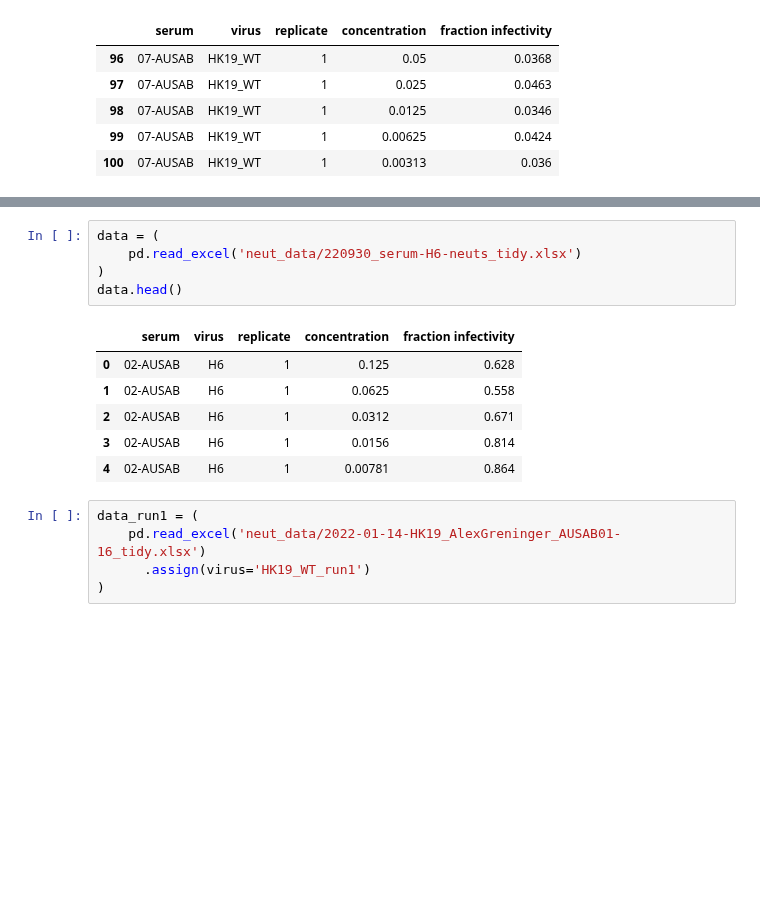
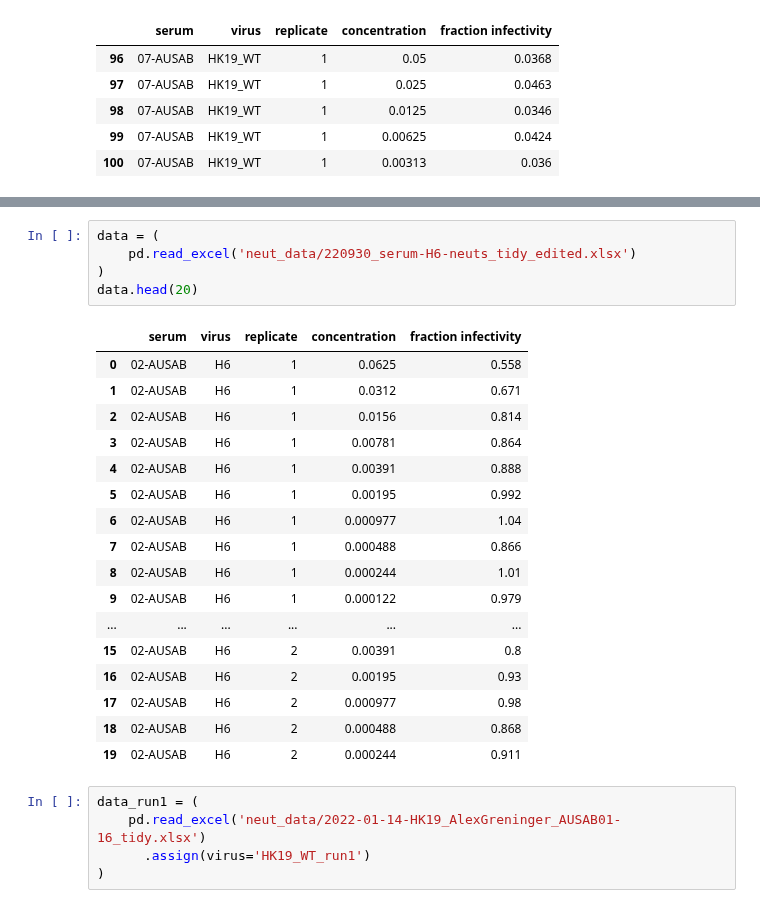
Before and after one commit to sorsinelli/flu_h3_hk19_dms_ic50, a Jupyter notebook: experiments/neut_assays/analyze_sera_neut_screening.ipynb, the cells around one changed output, grey strips where cells are left out. Cells and saved outputs as stored; diff of their text form; blank space fills up the shorter version.

```diff
--- a/experiments/neut_assays/analyze_sera_neut_screening.ipynb
+++ b/experiments/neut_assays/analyze_sera_neut_screening.ipynb
@@ -204,16 +204,27 @@ fits_7_13.fitParams(ics=[50,99])
 | 1 | 13-AUSAB | HK19_WT | average | 2 | 7.69e-05 | interpolated | 7.69e-05 | 0.00147 | interpolated | ... |
 # %%
 data = (
-    pd.read_excel('neut_data/220930_serum-H6-neuts_tidy.xlsx')
+    pd.read_excel('neut_data/220930_serum-H6-neuts_tidy_edited.xlsx')
 )
-data.head()
+data.head(20)
 # %% [output]
 |  | serum | virus | replicate | concentration | fraction infectivity |
-| 0 | 02-AUSAB | H6 | 1 | 0.125 | 0.628 |
-| 1 | 02-AUSAB | H6 | 1 | 0.0625 | 0.558 |
-| 2 | 02-AUSAB | H6 | 1 | 0.0312 | 0.671 |
-| 3 | 02-AUSAB | H6 | 1 | 0.0156 | 0.814 |
-| 4 | 02-AUSAB | H6 | 1 | 0.00781 | 0.864 |
+| 0 | 02-AUSAB | H6 | 1 | 0.0625 | 0.558 |
+| 1 | 02-AUSAB | H6 | 1 | 0.0312 | 0.671 |
+| 2 | 02-AUSAB | H6 | 1 | 0.0156 | 0.814 |
+| 3 | 02-AUSAB | H6 | 1 | 0.00781 | 0.864 |
+| 4 | 02-AUSAB | H6 | 1 | 0.00391 | 0.888 |
+| 5 | 02-AUSAB | H6 | 1 | 0.00195 | 0.992 |
+| 6 | 02-AUSAB | H6 | 1 | 0.000977 | 1.04 |
+| 7 | 02-AUSAB | H6 | 1 | 0.000488 | 0.866 |
+| 8 | 02-AUSAB | H6 | 1 | 0.000244 | 1.01 |
+| 9 | 02-AUSAB | H6 | 1 | 0.000122 | 0.979 |
+| ... | ... | ... | ... | ... | ... |
+| 15 | 02-AUSAB | H6 | 2 | 0.00391 | 0.8 |
+| 16 | 02-AUSAB | H6 | 2 | 0.00195 | 0.93 |
+| 17 | 02-AUSAB | H6 | 2 | 0.000977 | 0.98 |
+| 18 | 02-AUSAB | H6 | 2 | 0.000488 | 0.868 |
+| 19 | 02-AUSAB | H6 | 2 | 0.000244 | 0.911 |
 # %%
 data_run1 = (
     pd.read_excel('neut_data/2022-01-14-HK19_AlexGreninger_AUSAB01-16_tidy.xlsx')
```
Also changed, not shown: parts of 1 cell of this notebook, 2 other files.
